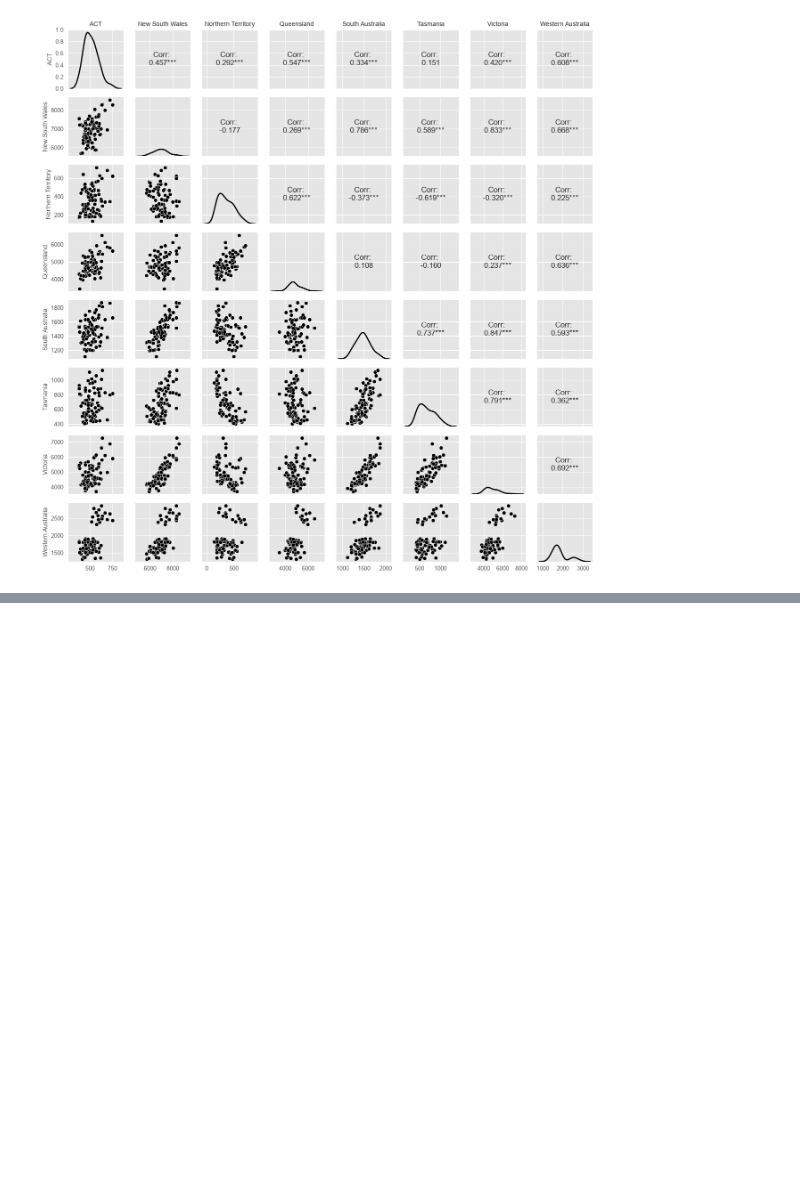
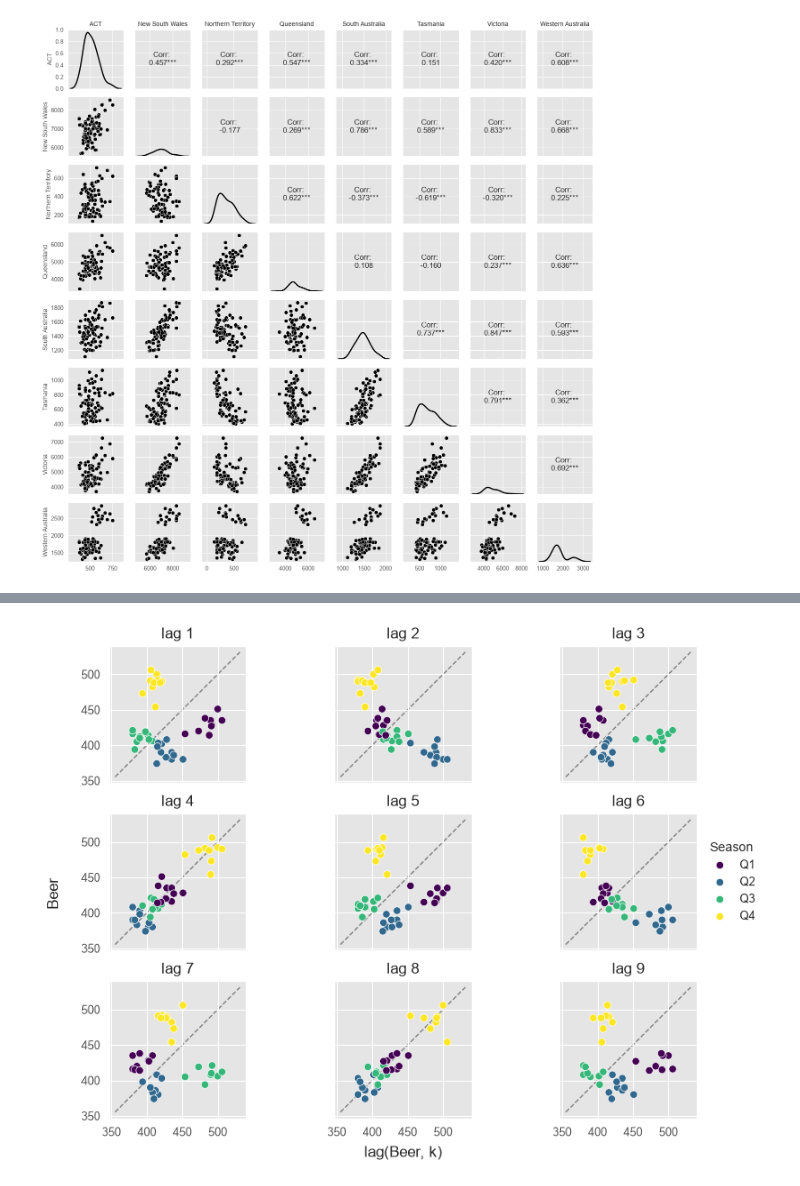
Before and after one commit to Ak62007/TS, a Jupyter notebook: notebooks/00_TS_Graphics.ipynb, the cells around one changed output, grey strips where cells are left out. Cells and saved outputs as stored; diff of their text form; code cells hidden in the pictures; blank space fills up the shorter version.

```diff
--- a/notebooks/00_TS_Graphics.ipynb
+++ b/notebooks/00_TS_Graphics.ipynb
@@ -915,0 +918,8 @@ fig.show()
+# %%
+beer = (
+    pd.read_csv(project_root / "data" / "aus_production.csv", parse_dates=["ds"])
+    [["ds", "Beer"]]
+    .loc[lambda x: x["ds"] >= "2000"]
+    .assign(Season=lambda x: "Q" + x["ds"].dt.quarter.astype("string"))
+    .rename(columns={"Beer": "y"})
+)
@@ -915,0 +937,17 @@ fig.show()
+# %%
+fig, axes = plt.subplots(3, 3, figsize=(8, 6), sharex=True, sharey=True)
+for i, ax in enumerate(axes.flat):
+    lag = i + 1
+    df = beer.assign(lag=beer["y"].shift(lag))
+    sns.scatterplot(data=df, x="lag", y="y", hue="Season",
+        palette=colors, ax=ax)
+    ax.plot(lims, lims, color=".5", ls="--", lw=1, zorder=-1)
+    ax.set(title=f"lag {lag}", xlabel="", ylabel="", aspect="equal")
+    ax.get_legend().remove()
+axes[1, -1].legend(loc="center left", title="Season",
+    bbox_to_anchor=(1.05, 0.5), frameon=False, borderaxespad=0)
+fig.supxlabel("lag(Beer, k)")
+fig.supylabel("Beer")
+fig.show()
+# %% [output]
+[figure, added]
```
Also changed, not shown: parts of 10 cells of this notebook.
